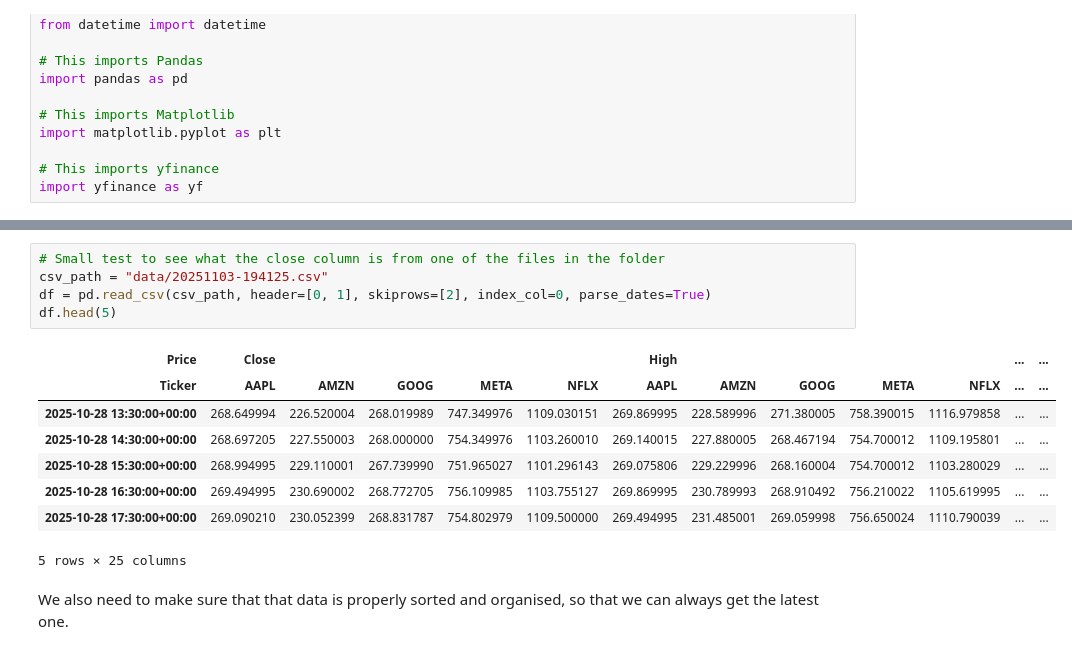
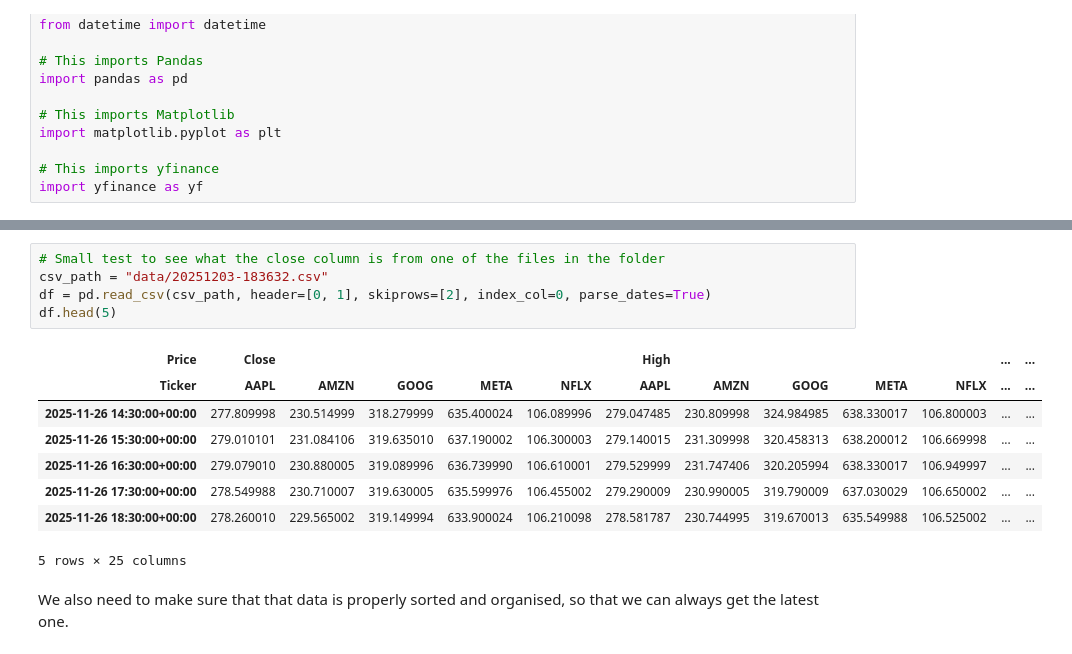
Before and after one commit to LoicBagnoud/Computer_Infrastructure, a Jupyter notebook: problems.ipynb, the cells around one changed output, grey strips where cells are left out. Drawn from its saved outputs; the diff is of its cells as text.

```diff
--- a/problems.ipynb
+++ b/problems.ipynb
@@ -111,17 +117,17 @@ yfinance_data
 '\n    ✅ Explanation\n    - f"data/{timestamp}.csv" points directly to your folder.\n    - df.to_csv(filepath) writes the file—no imports or folder checks needed since the folder exists.\n\n    It’s s ...
 # %%
 # Small test to see what the close column is from one of the files in the folder
-csv_path = "data/20251103-194125.csv"
+csv_path = "data/20251203-183632.csv"
 df = pd.read_csv(csv_path, header=[0, 1], skiprows=[2], index_col=0, parse_dates=True)
 df.head(5)
 # %% [output]
 | Price | Close |  |  |  |  | High |  |  |  |  | ... | ... |
 | Ticker | AAPL | AMZN | GOOG | META | NFLX | AAPL | AMZN | GOOG | META | NFLX | ... | ... |
-| 2025-10-28 13:30:00+00:00 | 268.649994 | 226.520004 | 268.019989 | 747.349976 | 1109.030151 | 269.869995 | 228.589996 | 271.380005 | 758.390015 | 1116.979858 | ... | ... |
-| 2025-10-28 14:30:00+00:00 | 268.697205 | 227.550003 | 268.000000 | 754.349976 | 1103.260010 | 269.140015 | 227.880005 | 268.467194 | 754.700012 | 1109.195801 | ... | ... |
-| 2025-10-28 15:30:00+00:00 | 268.994995 | 229.110001 | 267.739990 | 751.965027 | 1101.296143 | 269.075806 | 229.229996 | 268.160004 | 754.700012 | 1103.280029 | ... | ... |
-| 2025-10-28 16:30:00+00:00 | 269.494995 | 230.690002 | 268.772705 | 756.109985 | 1103.755127 | 269.869995 | 230.789993 | 268.910492 | 756.210022 | 1105.619995 | ... | ... |
-| 2025-10-28 17:30:00+00:00 | 269.090210 | 230.052399 | 268.831787 | 754.802979 | 1109.500000 | 269.494995 | 231.485001 | 269.059998 | 756.650024 | 1110.790039 | ... | ... |
+| 2025-11-26 14:30:00+00:00 | 277.809998 | 230.514999 | 318.279999 | 635.400024 | 106.089996 | 279.047485 | 230.809998 | 324.984985 | 638.330017 | 106.800003 | ... | ... |
+| 2025-11-26 15:30:00+00:00 | 279.010101 | 231.084106 | 319.635010 | 637.190002 | 106.300003 | 279.140015 | 231.309998 | 320.458313 | 638.200012 | 106.669998 | ... | ... |
+| 2025-11-26 16:30:00+00:00 | 279.079010 | 230.880005 | 319.089996 | 636.739990 | 106.610001 | 279.529999 | 231.747406 | 320.205994 | 638.330017 | 106.949997 | ... | ... |
+| 2025-11-26 17:30:00+00:00 | 278.549988 | 230.710007 | 319.630005 | 635.599976 | 106.455002 | 279.290009 | 230.990005 | 319.790009 | 637.030029 | 106.650002 | ... | ... |
+| 2025-11-26 18:30:00+00:00 | 278.260010 | 229.565002 | 319.149994 | 633.900024 | 106.210098 | 278.581787 | 230.744995 | 319.670013 | 635.549988 | 106.525002 | ... | ... |
 5 rows × 25 columns
 # %% [markdown]
 We also need to make sure that that data is properly sorted and organised, so that we can always get the latest one.
```
Also changed, not shown: parts of 14 cells of this notebook, 6 other files.
